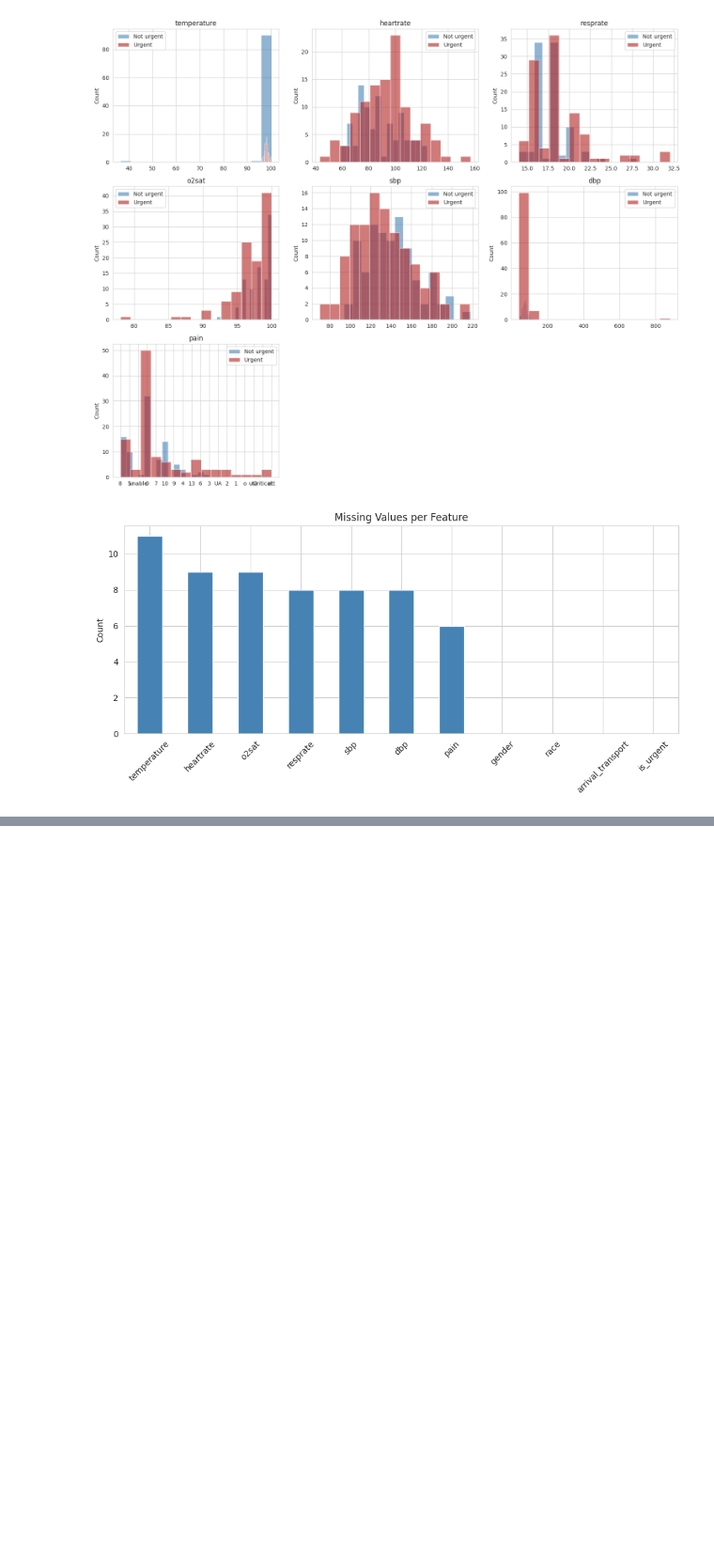
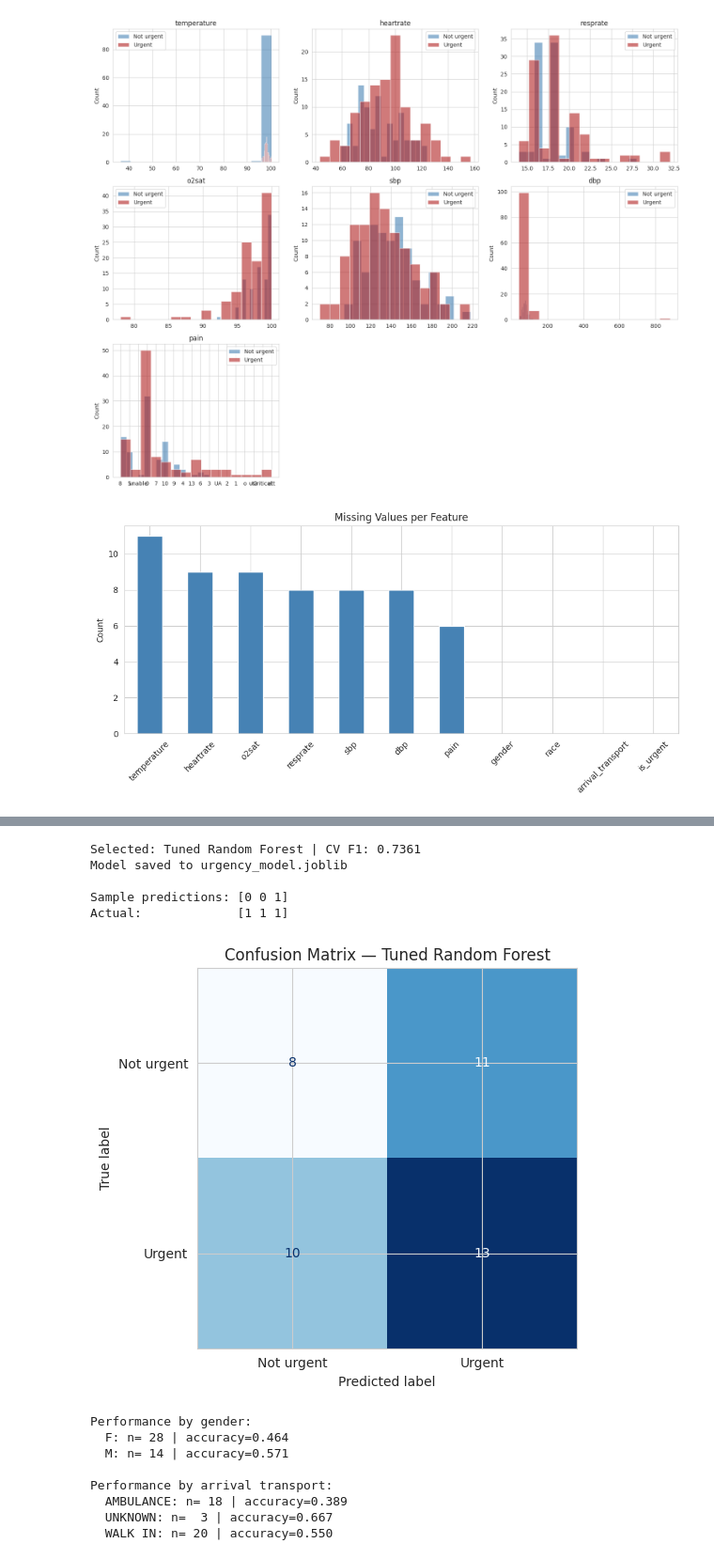
Before and after one commit to mugishaalex24682-cloud/bcs3101-capstone, a Jupyter notebook: notebooks/capstone_urgency_classifier.ipynb, the cells around one changed output, grey strips where cells are left out. Shown at 94% size. Drawn from its saved outputs; the diff is of its cells as text; code cells hidden in the pictures; blank space fills up the shorter version.

Commit message:
urgency classifier notebook

```diff
--- a/notebooks/capstone_urgency_classifier.ipynb
+++ b/notebooks/capstone_urgency_classifier.ipynb
@@ -219,0 +341,14 @@ plt.show()
+# %%
+cv = StratifiedKFold(n_splits=5, shuffle=True, random_state=42)
+cv_results = {}
+
+for name, model in models.items():
+    pipe = Pipeline(steps=[
+        ('preprocessor', preprocessor),
+        ('classifier', model)
+    ])
+    scores = cross_val_score(pipe, X_train, y_train, cv=cv, scoring='f1')
+    cv_results[name] = {'mean': scores.mean(), 'std': scores.std(),
+                        'scores': scores}
+    print(f"{name:<25} CV F1 = {scores.mean():.4f} ± {scores.std():.4f}")
+    print(f"  Folds: {[f'{s:.3f}' for s in scores]}\n")
@@ -219,0 +412,66 @@ plt.show()
+# %%
+# Pick the better of the two tuned models
+if rf_grid.best_score_ > lr_grid.best_score_:
+    best_model = rf_grid.best_estimator_
+    best_name = "Tuned Random Forest"
+    best_cv = rf_grid.best_score_
+else:
+    best_model = lr_grid.best_estimator_
+    best_name = "Tuned Logistic Regression"
+    best_cv = lr_grid.best_score_
+
+print(f"Selected: {best_name} | CV F1: {best_cv:.4f}")
+
+# Save
+joblib.dump(best_model, 'urgency_model.joblib')
+print("Model saved to urgency_model.joblib")
+
+# Verify
+loaded = joblib.load('urgency_model.joblib')
+sample_pred = loaded.predict(X_test.iloc[:3])
+print(f"\nSample predictions: {sample_pred}")
+print(f"Actual:             {y_test.iloc[:3].values}")
+# %% [output]
+Selected: Tuned Random Forest | CV F1: 0.7361
+Model saved to urgency_model.joblib
+
+Sample predictions: [0 0 1]
+Actual:             [1 1 1]
+# %%
+y_pred_best = best_model.predict(X_test)
+
+cm = confusion_matrix(y_test, y_pred_best)
+fig, ax = plt.subplots(figsize=(6, 5))
+ConfusionMatrixDisplay(cm, display_labels=['Not urgent', 'Urgent']).plot(
+    ax=ax, cmap='Blues', colorbar=False)
+ax.set_title(f'Confusion Matrix — {best_name}')
+plt.tight_layout()
+plt.savefig('confusion_matrix.png', dpi=100, bbox_inches='tight')
+plt.show()
+
+# Subgroup by gender
+analysis = X_test.copy()
+analysis['actual'] = y_test.values
+analysis['predicted'] = y_pred_best
+analysis['correct'] = (analysis['actual'] == analysis['predicted']).astype(int)
+
+print("\nPerformance by gender:")
+for g in sorted(analysis['gender'].dropna().unique()):
+    sub = analysis[analysis['gender'] == g]
+    print(f"  {g}: n={len(sub):>3} | accuracy={sub['correct'].mean():.3f}")
+
+print("\nPerformance by arrival transport:")
+for t in sorted(analysis['arrival_transport'].dropna().unique()):
+    sub = analysis[analysis['arrival_transport'] == t]
+    if len(sub) >= 3:
+        print(f"  {t}: n={len(sub):>3} | accuracy={sub['correct'].mean():.3f}")
+# %% [output]
+[figure, added]
+Performance by gender:
+  F: n= 28 | accuracy=0.464
+  M: n= 14 | accuracy=0.571
+
+Performance by arrival transport:
+  AMBULANCE: n= 18 | accuracy=0.389
+  UNKNOWN: n=  3 | accuracy=0.667
+  WALK IN: n= 20 | accuracy=0.550
```
Also changed, not shown: parts of 9 cells of this notebook.
